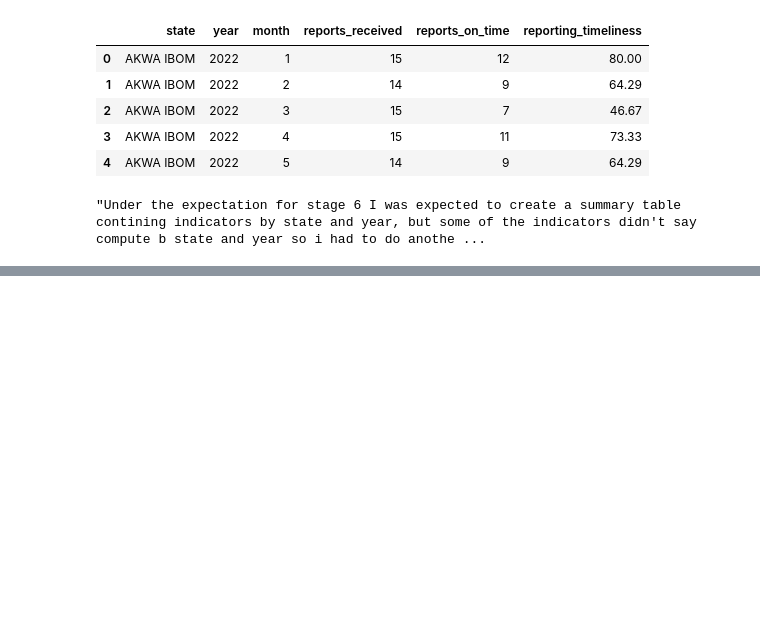
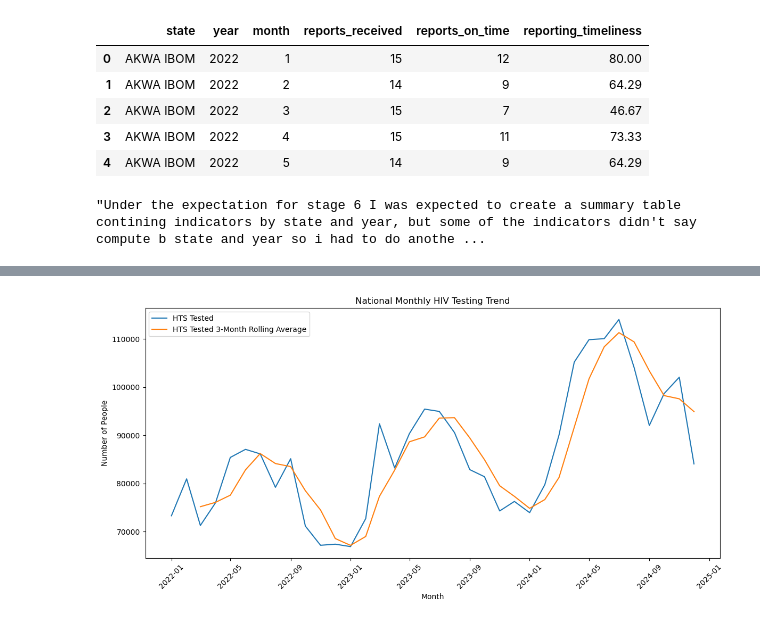
Before and after one commit to AlozieCollins/Intern-dataset-work, a Jupyter notebook: work.ipynb, the cells around one changed output, grey strips where cells are left out. Saved outputs shown, nothing was run; the diff lists cells and outputs as text; code cells hidden in the pictures; blank space fills up the shorter version.

Commit message:
Created a graph for the hts_tst and hts_tst_pos for 3 month rolling average

```diff
--- a/work.ipynb
+++ b/work.ipynb
@@ -1575,0 +1574,9 @@ monthly_national = (
+# %%
+monthly_national["hts_tst_rolling_3"] = (
+    monthly_national["hts_tst"].rolling(3).mean()
+)
+# %%
+monthly_national["hts_tst_pos_rolling_3"] = (
+    monthly_national["hts_tst_pos"].rolling(3).mean()
+)
+monthly_national.head()
@@ -1575,0 +1590,28 @@ monthly_national = (
+# %%
+monthly_national["month"] = monthly_national["month"].dt.to_timestamp()
+# %%
+import matplotlib.pyplot as plt
+
+plt.figure(figsize=(12, 6))
+
+plt.plot(
+    monthly_national["month"],
+    monthly_national["hts_tst"],
+    label="HTS Tested"
+)
+
+plt.plot(
+    monthly_national["month"],
+    monthly_national["hts_tst_rolling_3"],
+    label="HTS Tested 3-Month Rolling Average"
+)
+
+plt.xlabel("Month")
+plt.ylabel("Number of People")
+plt.title("National Monthly HIV Testing Trend")
+plt.legend()
+plt.xticks(rotation=45)
+plt.tight_layout()
+plt.show()
+# %% [output]
+[figure, added]
```
Also changed, not shown: parts of 2 cells of this notebook.
